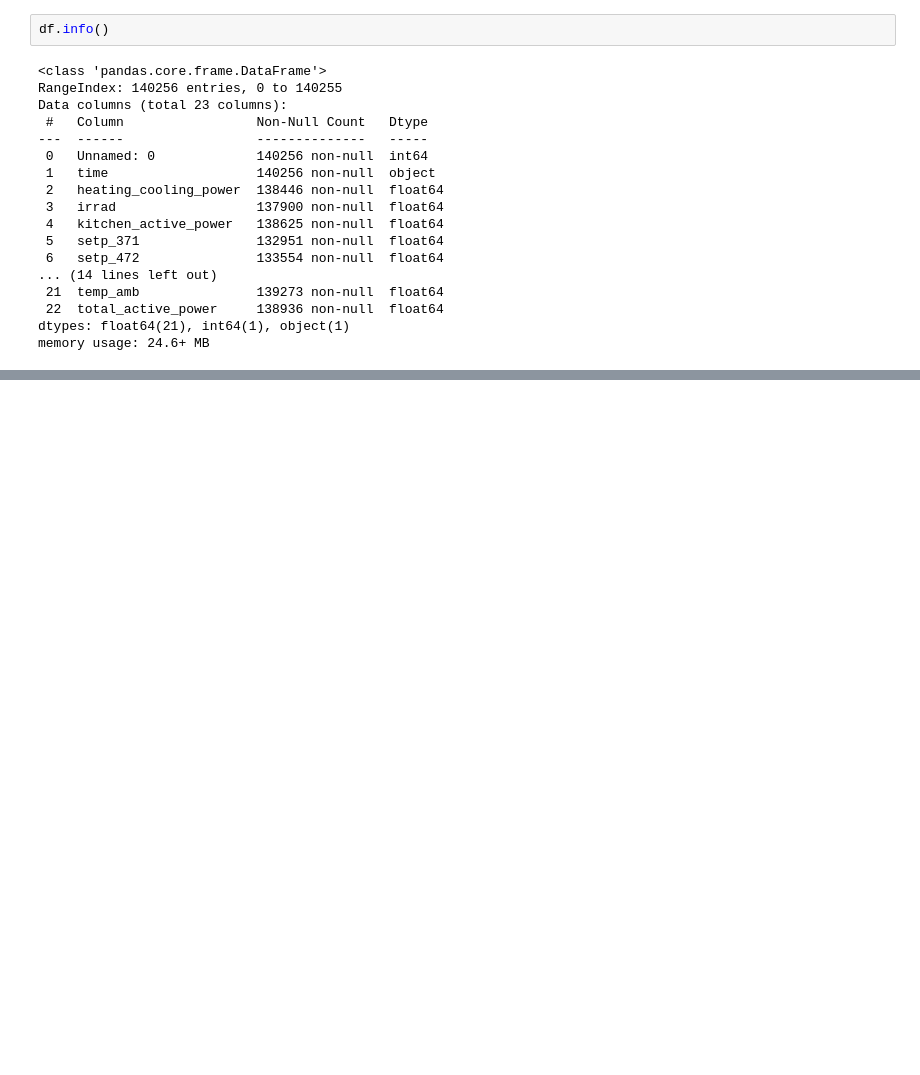
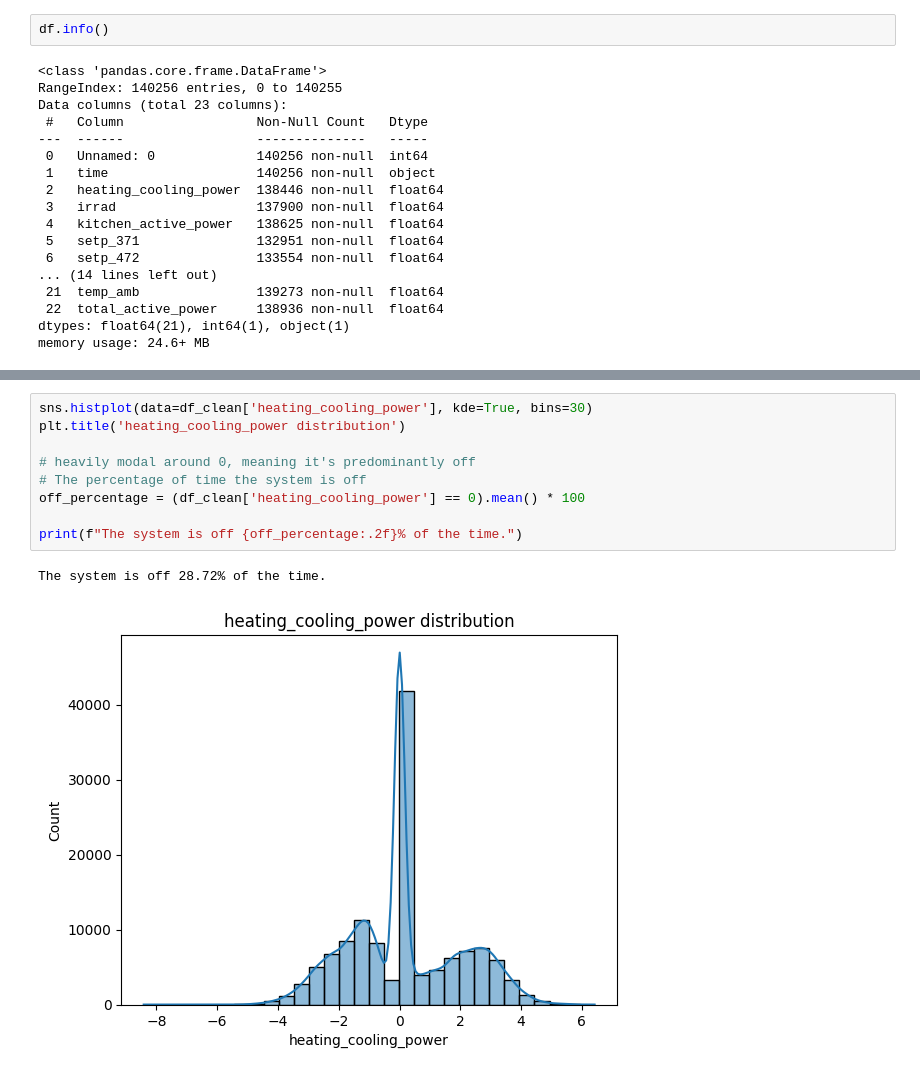
Before and after one commit to VonRiecken/Energy-Data-Engineering, a Jupyter notebook: main/ede_WS2526_project_1_JR.ipynb, the cells around one changed output, grey strips where cells are left out. Cells and saved outputs as stored; diff of their text form; blank space fills up the shorter version.

```diff
--- a/main/ede_WS2526_project_1_JR.ipynb
+++ b/main/ede_WS2526_project_1_JR.ipynb
@@ -116,2 +269,14 @@ df.describe()
 
 Focussed plots (Histograms, Boxplots) that reveal insights about the data distribution.
+# %%
+sns.histplot(data=df_clean['heating_cooling_power'], kde=True, bins=30)
+plt.title('heating_cooling_power distribution')
+
+# heavily modal around 0, meaning it's predominantly off
+# The percentage of time the system is off
+off_percentage = (df_clean['heating_cooling_power'] == 0).mean() * 100
+
+print(f"The system is off {off_percentage:.2f}% of the time.")
+# %% [output]
+The system is off 28.72% of the time.
+[figure, added]
```
Also changed, not shown: parts of 32 cells of this notebook.
